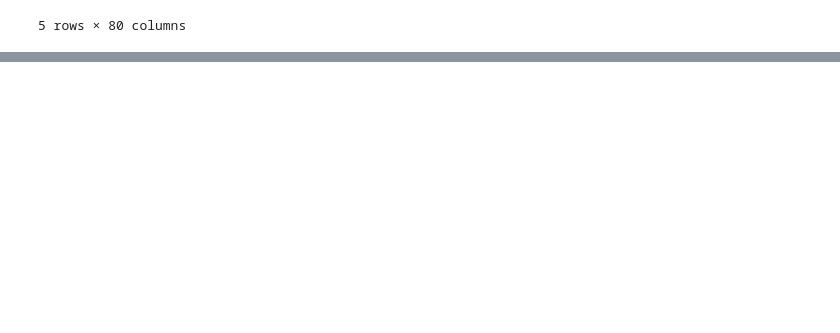
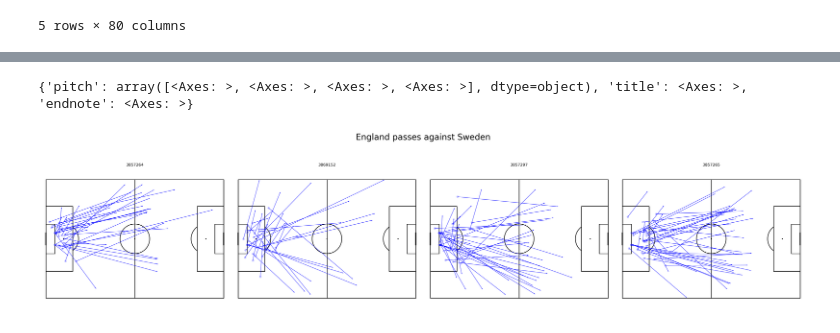
Before and after one commit to jaceksta/PassSonars, a Jupyter notebook: sonars.ipynb, the cells around one changed output, grey strips where cells are left out. Cells and saved outputs as stored; diff of their text form; code cells hidden in the pictures; blank space fills up the shorter version.

```diff
--- a/sonars.ipynb
+++ b/sonars.ipynb
@@ -128,0 +150,36 @@ plt.show()
+# %%
+mask_england = (passes.type_name == 'Pass') & (passes.player_name == "Wojciech Szczęsny") & (passes.sub_type_name != "Throw-in")
+df_passes = passes.loc[mask_england, ['x', 'y', 'end_x', 'end_y', 'match_id']]
+#get the list of all players who made a pass
+matches = df_passes['match_id'].unique()
+
+
+
+#draw 4x4 pitches
+pitch = Pitch(line_color='black', pad_top=20)
+fig, axs = pitch.grid(ncols = 4, nrows = 1, grid_height=0.85, title_height=0.06, axis=False,
+                     endnote_height=0.04, title_space=0.04, endnote_space=0.01)
+
+#for each player
+for match, ax in zip(matches, axs['pitch'].flat[:len(matches)]):
+    #put player name over the plot
+    ax.text(60, -10, match,
+            ha='center', va='center', fontsize=14)
+    #take only passes by this player
+    player_df = df_passes.loc[df_passes["match_id"] == match]
+    #scatter
+    pitch.scatter(player_df.x, player_df.y, alpha = 0.2, s = 50, color = "blue", ax=ax)
+    #plot arrow
+    pitch.arrows(player_df.x, player_df.y,
+            player_df.end_x, player_df.end_y, color = "blue", ax=ax, width=1)
+
+print(axs)
+#We have more than enough pitches - remove them
+
+
+#Another way to set title using mplsoccer
+axs['title'].text(0.5, 0.5, 'England passes against Sweden', ha='center', va='center', fontsize=30)
+plt.show()
+# %% [output]
+{'pitch': array([<Axes: >, <Axes: >, <Axes: >, <Axes: >], dtype=object), 'title': <Axes: >, 'endnote': <Axes: >}
+[figure, added]
```
Also changed, not shown: parts of 8 cells of this notebook.
